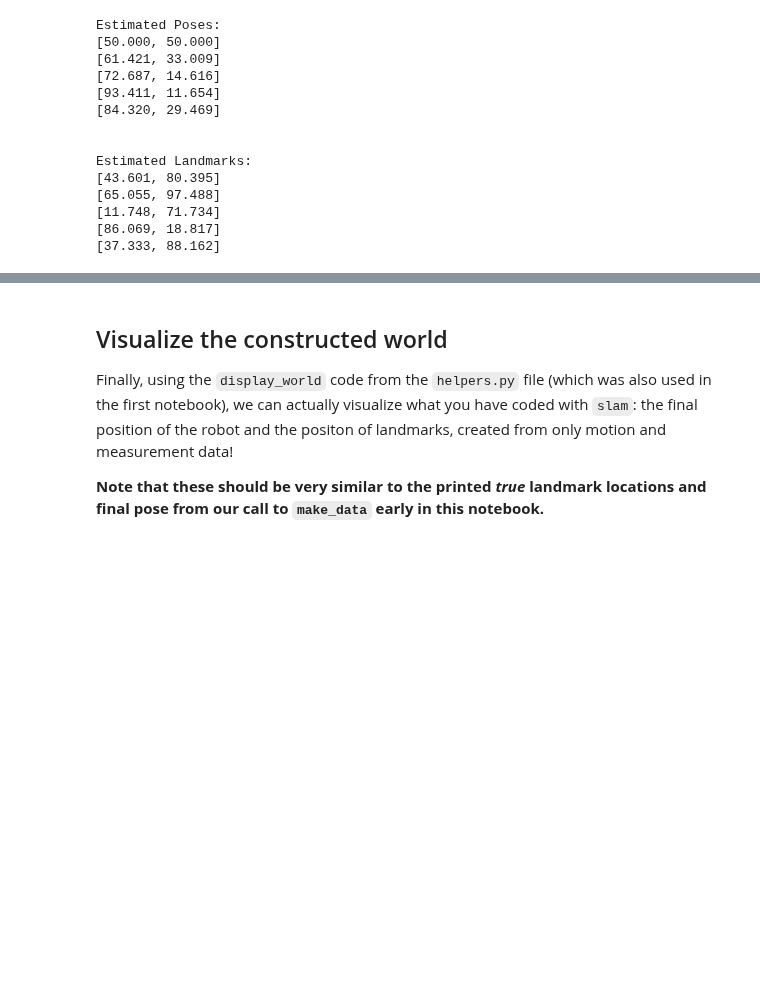
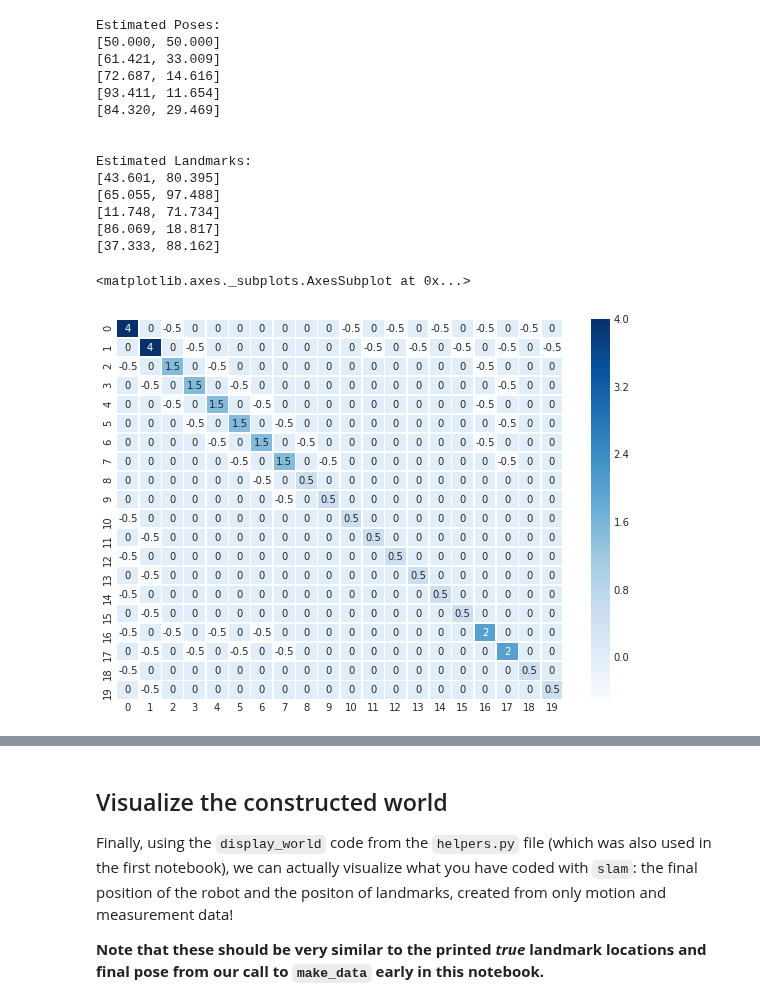
Before and after one commit to gotamist/vision, a Jupyter notebook: SLAM/3_Landmark_Detection_and_Tracking.ipynb, the cells around one changed output, grey strips where cells are left out. Saved outputs shown, nothing was run; the diff lists cells and outputs as text; code cells hidden in the pictures; blank space fills up the shorter version.

Commit message:
feat: Add heat map of final Omega and xi
Visualize the matrices after 5 steps.

```diff
--- a/SLAM/3_Landmark_Detection_and_Tracking.ipynb
+++ b/SLAM/3_Landmark_Detection_and_Tracking.ipynb
@@ -350,9 +350,12 @@ Estimated Landmarks:
 [86.069, 18.817]
 [37.333, 88.162]
 # %%
-# # define figure size
-# plt.rcParams["figure.figsize"] = (10,7)
+# define figure size
+plt.rcParams["figure.figsize"] = (10,7)
 
-# # display omega
-# sns.heatmap(DataFrame(omega), cmap='Blues', annot=True, linewidths=.5)
+# display omega
+sns.heatmap(DataFrame(omega), cmap='Blues', annot=True, linewidths=.5)
+# %% [output]
+<matplotlib.axes._subplots.AxesSubplot at 0x...>
+[figure, added]
 # %%
```
Also changed, not shown: parts of 1 cell of this notebook.
